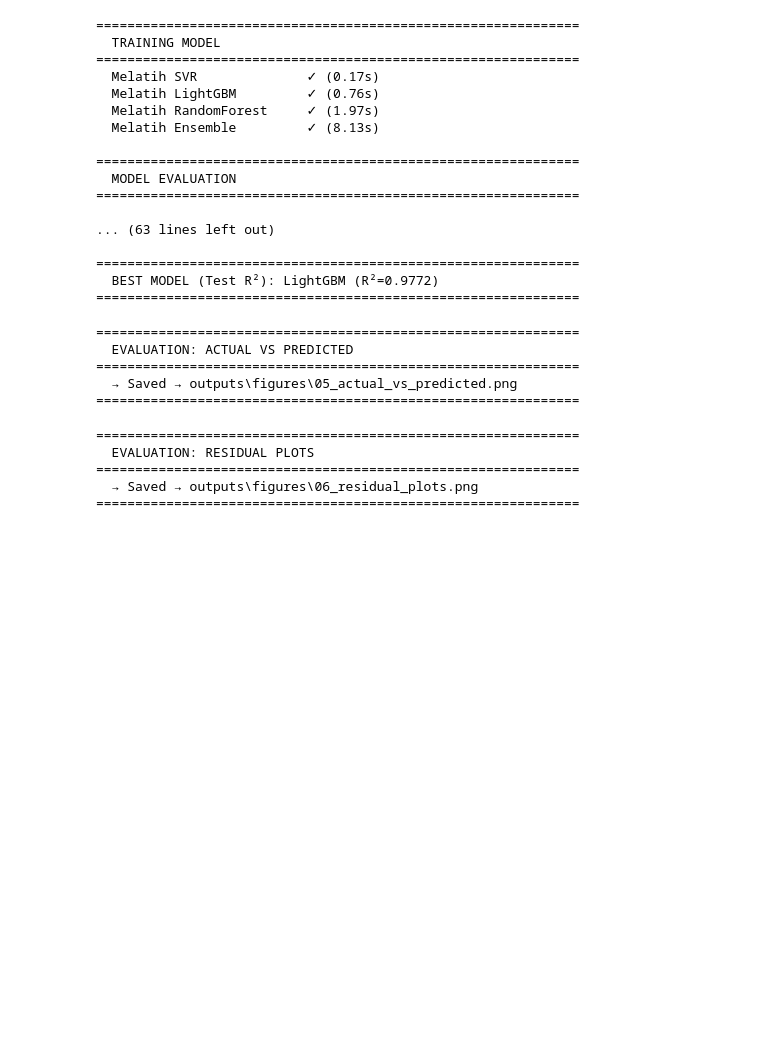
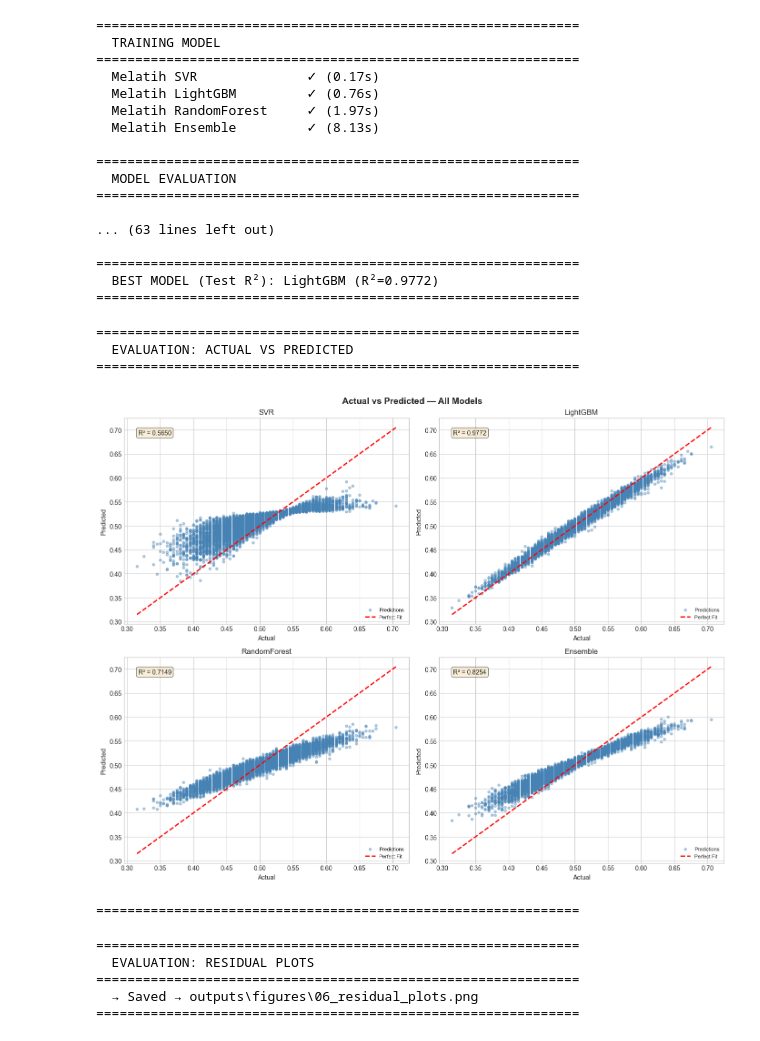
Before and after one commit to egyw/fit-competition, a Jupyter notebook: Jupyter Kumpul/notebook.ipynb, the cells around one changed output. Saved outputs shown, nothing was run; the diff lists cells and outputs as text; code cells hidden in the pictures; blank space fills up the shorter version.

```diff
--- a/Jupyter Kumpul/notebook.ipynb
+++ b/Jupyter Kumpul/notebook.ipynb
@@ -519,8 +534,8 @@ rf_model = RandomForestRegressor(
     n_jobs=-1
 )
 
-# [4] Ensemble — VotingRegressor (soft average dari ketiga model)
-ensemble_model = VotingRegressor(
+# [4] Ensemble — StackingRegressor (soft average dari ketiga model)
+ensemble_model = StackingRegressor(
     estimators=[
         ('svr', svr_model),
         ('lgb', lgb_model),
@@ -543,7 +558,7 @@ print(SEP)
 print("  [1] SVR          → Pipeline(StandardScaler → SVR(rbf, C=100))")
 print("  [2] LightGBM     → LGBMRegressor(n_est=500, lr=0.05, depth=6)")
 print("  [3] RandomForest → RandomForestRegressor(n_est=300)")
-print("  [4] Ensemble     → VotingRegressor(SVR + LightGBM + RF)")
+print("  [4] Ensemble     → StackingRegressor(SVR + LightGBM + RF)")
 print(SEP)
 # %% [output]
 ==============================================================
@@ -801,40 +816,36 @@ print("  EVALUATION: ACTUAL VS PREDICTED")
 print(SEP)
 
 fig, axes = plt.subplots(2, 2, figsize=(14, 11))
 axes_flat = axes.flatten()
 model_names = list(MODELS.keys())
 
 for i, name in enumerate(model_names):
     ax = axes_flat[i]
     y_pred_test = predictions['test'][name]
     r2_val = test_metrics_all[name]['R2']
 
     ax.scatter(y_test, y_pred_test, alpha=0.4, s=15, color='steelblue', label='Predictions')
     mn = float(min(y_test.min(), y_pred_test.min()))
     mx = float(max(y_test.max(), y_pred_test.max()))
     ax.plot([mn, mx], [mn, mx], 'r--', lw=2, label='Perfect Fit')
     ax.text(0.05, 0.92, f'R² = {r2_val:.4f}',
             transform=ax.transAxes, fontsize=10,
             bbox=dict(boxstyle='round', facecolor='wheat', alpha=0.5))
     ax.set_xlabel('Actual')
     ax.set_ylabel('Predicted')
     ax.set_title(name)
     ax.legend(fontsize=8)
 
 plt.suptitle('Actual vs Predicted — All Models', fontsize=14, fontweight='bold')
 plt.tight_layout()
-save_path = os.path.join(FIG_DIR, '05_actual_vs_predicted.png')
-plt.savefig(save_path, dpi=150, bbox_inches='tight')
-plt.close()
-
-print(f"  → Saved → {save_path}")
+plt.show()
 print(SEP)
 # %% [output]
 ==============================================================
   EVALUATION: ACTUAL VS PREDICTED
 ==============================================================
-  → Saved → outputs\figures\05_actual_vs_predicted.png
-==============================================================
+[figure, added]
+==============================================================
 # %%
 # ============================================================
 # CELL 13 — EVALUATION: RESIDUAL PLOTS
```
Also changed, not shown: parts of 13 cells of this notebook.
